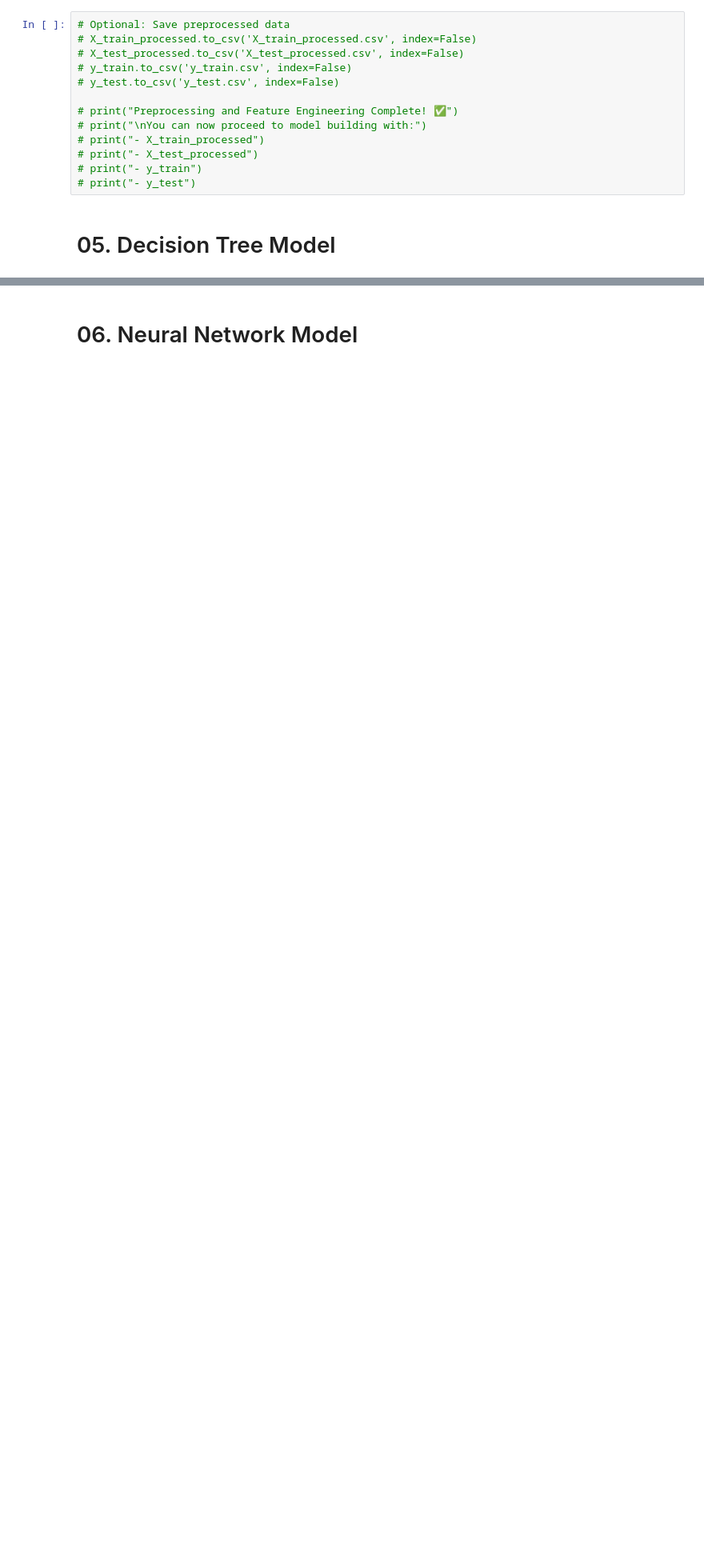
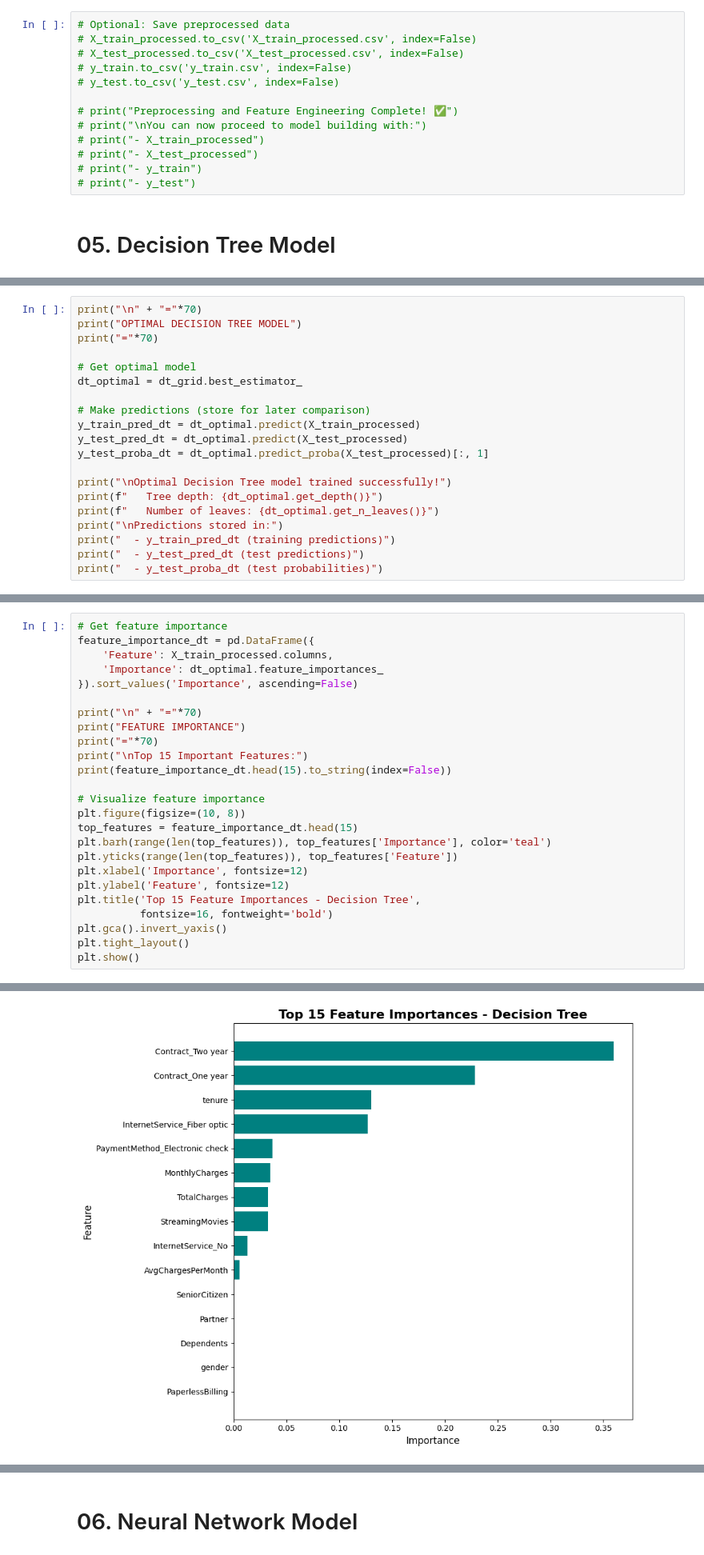
Before and after one commit to Dinu-Nimnara/CM2604_CW_2425587, a Jupyter notebook: CM2604_CW_2425587.ipynb, the cells around one changed output, grey strips where cells are left out. Shown at 80% size. Cells and saved outputs as stored; diff of their text form; blank space fills up the shorter version.

Commit message:
Add decision tree and NN models

```diff
--- a/CM2604_CW_2425587.ipynb
+++ b/CM2604_CW_2425587.ipynb
@@ -1023,0 +1176,20 @@ See the caveats in the documentation: https://pandas.pydata.org/pandas-docs/stab
+# %%
+print("\n" + "="*70)
+print("OPTIMAL DECISION TREE MODEL")
+print("="*70)
+
+# Get optimal model
+dt_optimal = dt_grid.best_estimator_
+
+# Make predictions (store for later comparison)
+y_train_pred_dt = dt_optimal.predict(X_train_processed)
+y_test_pred_dt = dt_optimal.predict(X_test_processed)
+y_test_proba_dt = dt_optimal.predict_proba(X_test_processed)[:, 1]
+
+print("\nOptimal Decision Tree model trained successfully!")
+print(f"   Tree depth: {dt_optimal.get_depth()}")
+print(f"   Number of leaves: {dt_optimal.get_n_leaves()}")
+print("\nPredictions stored in:")
+print("  - y_train_pred_dt (training predictions)")
+print("  - y_test_pred_dt (test predictions)")
+print("  - y_test_proba_dt (test probabilities)")
@@ -1023,0 +1211,26 @@ See the caveats in the documentation: https://pandas.pydata.org/pandas-docs/stab
+# %%
+# Get feature importance
+feature_importance_dt = pd.DataFrame({
+    'Feature': X_train_processed.columns,
+    'Importance': dt_optimal.feature_importances_
+}).sort_values('Importance', ascending=False)
+
+print("\n" + "="*70)
+print("FEATURE IMPORTANCE")
+print("="*70)
+print("\nTop 15 Important Features:")
+print(feature_importance_dt.head(15).to_string(index=False))
+
+# Visualize feature importance
+plt.figure(figsize=(10, 8))
+top_features = feature_importance_dt.head(15)
+plt.barh(range(len(top_features)), top_features['Importance'], color='teal')
+plt.yticks(range(len(top_features)), top_features['Feature'])
+plt.xlabel('Importance', fontsize=12)
+plt.ylabel('Feature', fontsize=12)
+plt.title('Top 15 Feature Importances - Decision Tree',
+          fontsize=16, fontweight='bold')
+plt.gca().invert_yaxis()
+plt.tight_layout()
+plt.show()
+# %% [output]
@@ -1023,0 +1254 @@ See the caveats in the documentation: https://pandas.pydata.org/pandas-docs/stab
+[figure, added]
```
Also changed, not shown: parts of 53 cells of this notebook.
